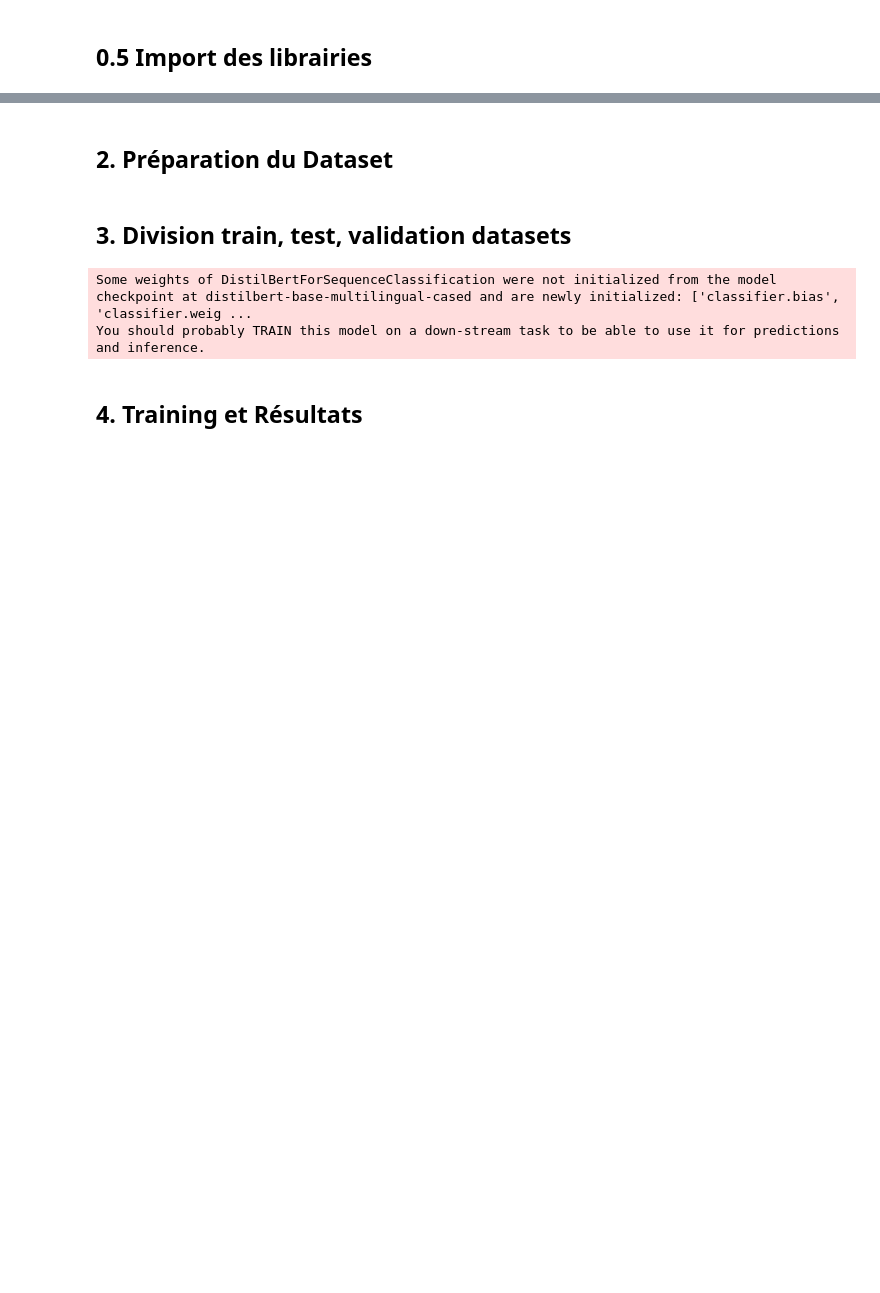
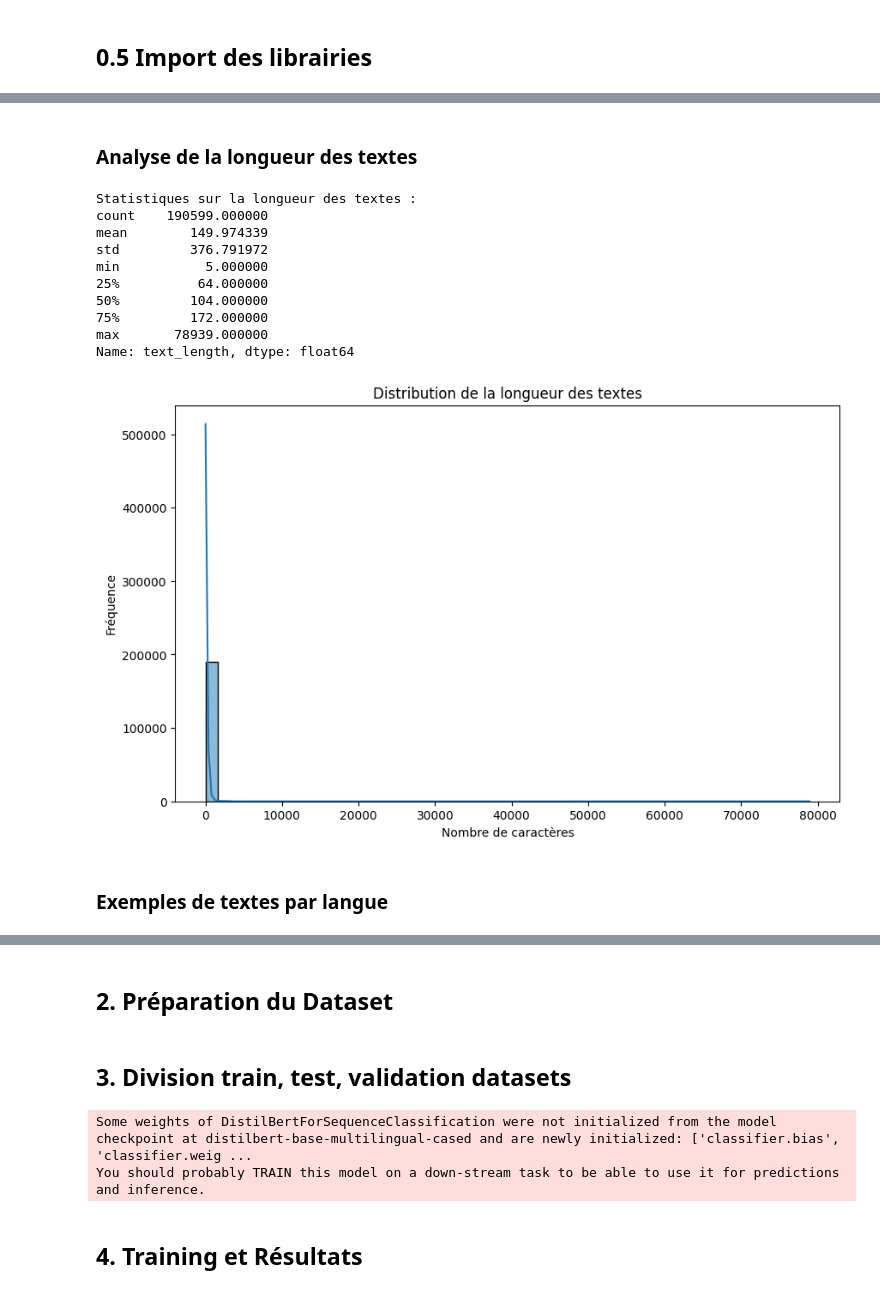
Before and after one commit to Ast-Oscar/anlp-kaggle, a Jupyter notebook: anlp.ipynb, the cells around one changed output, grey strips where cells are left out. Drawn from its saved outputs; the diff is of its cells as text; code cells hidden in the pictures; blank space fills up the shorter version.

```diff
--- a/anlp.ipynb
+++ b/anlp.ipynb
@@ -45,0 +162,31 @@ test_df["Text"] = test_df["Text"].fillna("").astype(str)
+# %% [markdown]
+### Analyse de la longueur des textes
+# %%
+# Calculer la longueur de chaque texte dans le dataset d'entraînement
+train_df["text_length"] = train_df["Text"].apply(len)
+
+# Afficher quelques statistiques sur la longueur des textes
+print("Statistiques sur la longueur des textes :")
+print(train_df["text_length"].describe())
+
+# Visualiser la distribution de la longueur des textes
+plt.figure(figsize=(10,6))
+sns.histplot(train_df["text_length"], bins=50, kde=True)
+plt.title("Distribution de la longueur des textes")
+plt.xlabel("Nombre de caractères")
+plt.ylabel("Fréquence")
+plt.show()
+# %% [output]
+Statistiques sur la longueur des textes :
+count    190599.000000
+mean        149.974339
+std         376.791972
+min           5.000000
+25%          64.000000
+50%         104.000000
+75%         172.000000
+max       78939.000000
+Name: text_length, dtype: float64
+[figure, added]
+# %% [markdown]
+### Exemples de textes par langue
```
Also changed, not shown: parts of 20 cells of this notebook, 1 other file.
